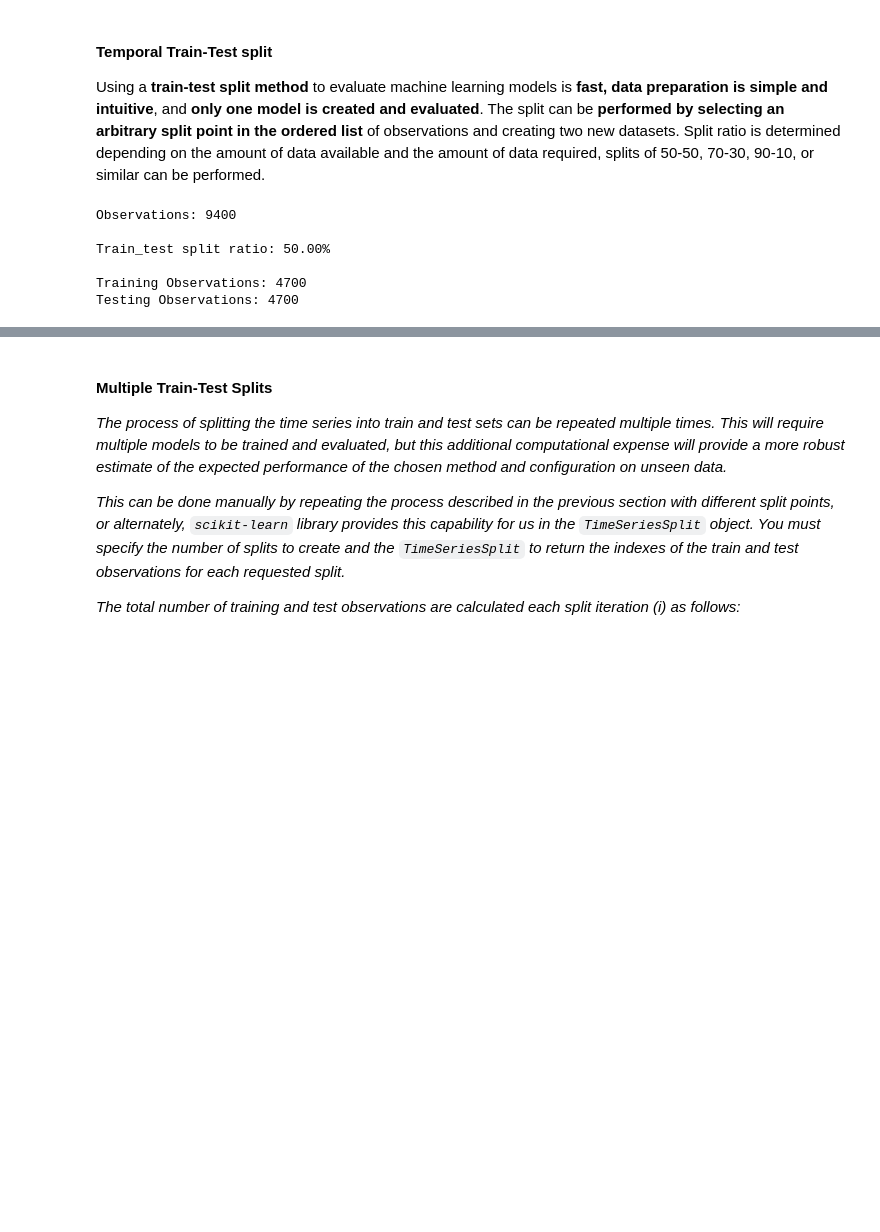
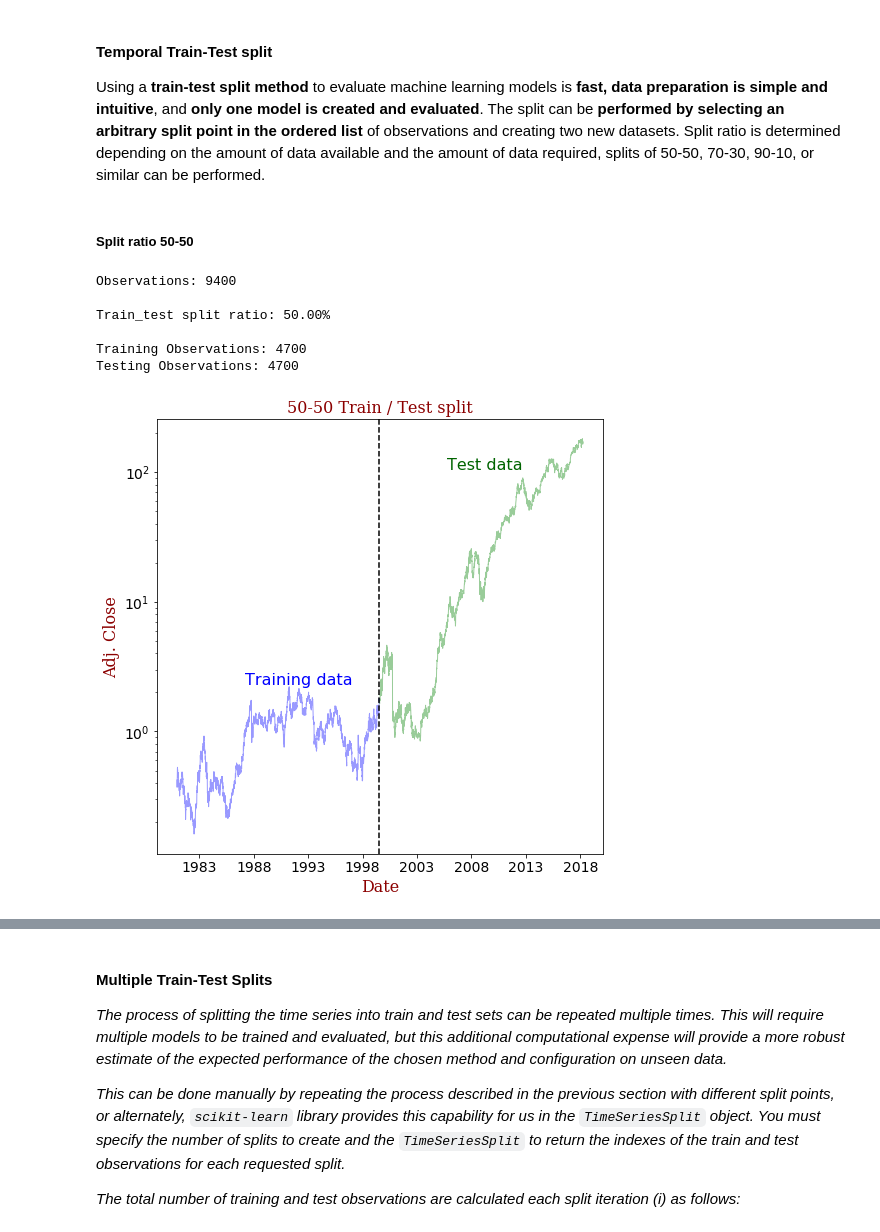
Before and after one commit to TTTTTTT114/MIE1628-Final_Project, a Jupyter notebook: stock_ann.ipynb, the cells around one changed output, grey strips where cells are left out. Saved outputs shown, nothing was run; the diff lists cells and outputs as text; code cells hidden in the pictures; blank space fills up the shorter version.

Commit message:
added 50-50, 70-30, and 90-10 train-test splits by point in time

```diff
--- a/stock_ann.ipynb
+++ b/stock_ann.ipynb
@@ -313,18 +314,26 @@ Backtesting can be performed in several ways:
 #### Temporal Train-Test split
 
 Using a **train-test split method** to evaluate machine learning models is **fast, data preparation is simple and intuitive**, and **only one model is created and evaluated**. The split can be **performed by selecting an arbitrary split point in the ordered list** of observations and creating two new datasets. Split ratio is determined depending on the amount of data available and the amount of data required, splits of 50-50, 70-30, 90-10, or similar can be performed.
+# %% [markdown]
+##### Split ratio 50-50
 # %%
 # select the series to be modeled
-X = apple['Adj. Close']
+col_name = 'Adj. Close'
+X = apple[col_name]
+
 
 # set train subset ratio
 train_subset_ratio = 1 / 2
+split_title = '50-50 Train / Test split'
 
 train_50, test_50 = train_test_split(X, train_subset_ratio)
+
+plot_split(train_50, test_50, plot_title=split_title, ylabel=col_name)
 # %% [output]
 Observations: 9400
 
 Train_test split ratio: 50.00%
 
 Training Observations: 4700
 Testing Observations: 4700
+[figure, added]
```
Also changed, not shown: parts of 6 cells of this notebook.
